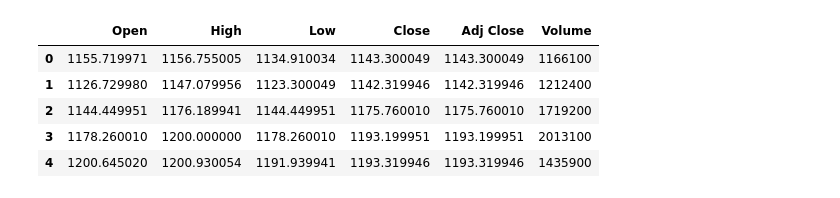
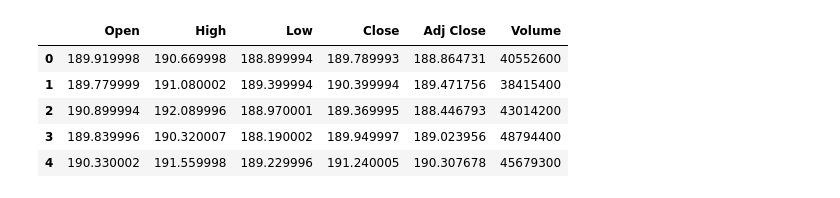
Before and after one commit to ethan-dsouza-dev/Quantico, a Jupyter notebook: timegan/timegan/data/convert-data.ipynb, the cells around one changed output. Saved outputs shown, nothing was run; the diff lists cells and outputs as text; code cells hidden in the pictures.

```diff
--- a/timegan/timegan/data/convert-data.ipynb
+++ b/timegan/timegan/data/convert-data.ipynb
@@ -11,3 +5,4 @@ with open(pkl_file_path, 'rb') as file:
 # %%
 google = pd.read_csv("GOOGLE_BIG_last_24.csv")
+apple = pd.read_csv("AAPL_last_24.csv")
 # %%
@@ -15,12 +10,12 @@ pred = pd.read_csv("forecast_output_1.csv")
 # %%
-google.head()
+apple.head()
 # %% [output]
 |  | Open | High | Low | Close | Adj Close | Volume |
-| 0 | 1155.719971 | 1156.755005 | 1134.910034 | 1143.300049 | 1143.300049 | 1166100 |
-| 1 | 1126.729980 | 1147.079956 | 1123.300049 | 1142.319946 | 1142.319946 | 1212400 |
-| 2 | 1144.449951 | 1176.189941 | 1144.449951 | 1175.760010 | 1175.760010 | 1719200 |
-| 3 | 1178.260010 | 1200.000000 | 1178.260010 | 1193.199951 | 1193.199951 | 2013100 |
-| 4 | 1200.645020 | 1200.930054 | 1191.939941 | 1193.319946 | 1193.319946 | 1435900 |
+| 0 | 189.919998 | 190.669998 | 188.899994 | 189.789993 | 188.864731 | 40552600 |
+| 1 | 189.779999 | 191.080002 | 189.399994 | 190.399994 | 189.471756 | 38415400 |
+| 2 | 190.899994 | 192.089996 | 188.970001 | 189.369995 | 188.446793 | 43014200 |
+| 3 | 189.839996 | 190.320007 | 188.190002 | 189.949997 | 189.023956 | 48794400 |
+| 4 | 190.330002 | 191.559998 | 189.229996 | 191.240005 | 190.307678 | 45679300 |
 # %%
 pred.head()
 # %% [output]
```
Also changed, not shown: parts of 14 cells of this notebook, 8 other files.
